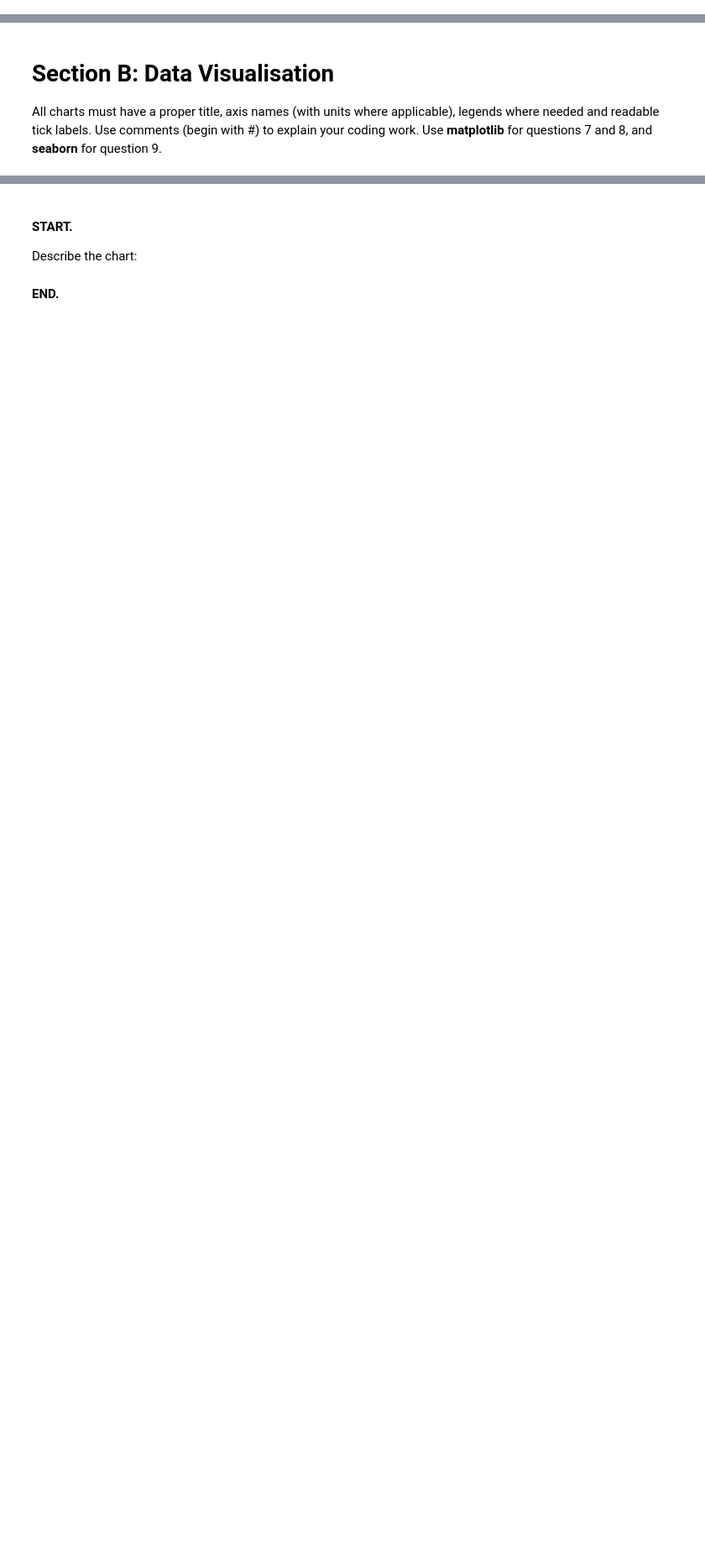
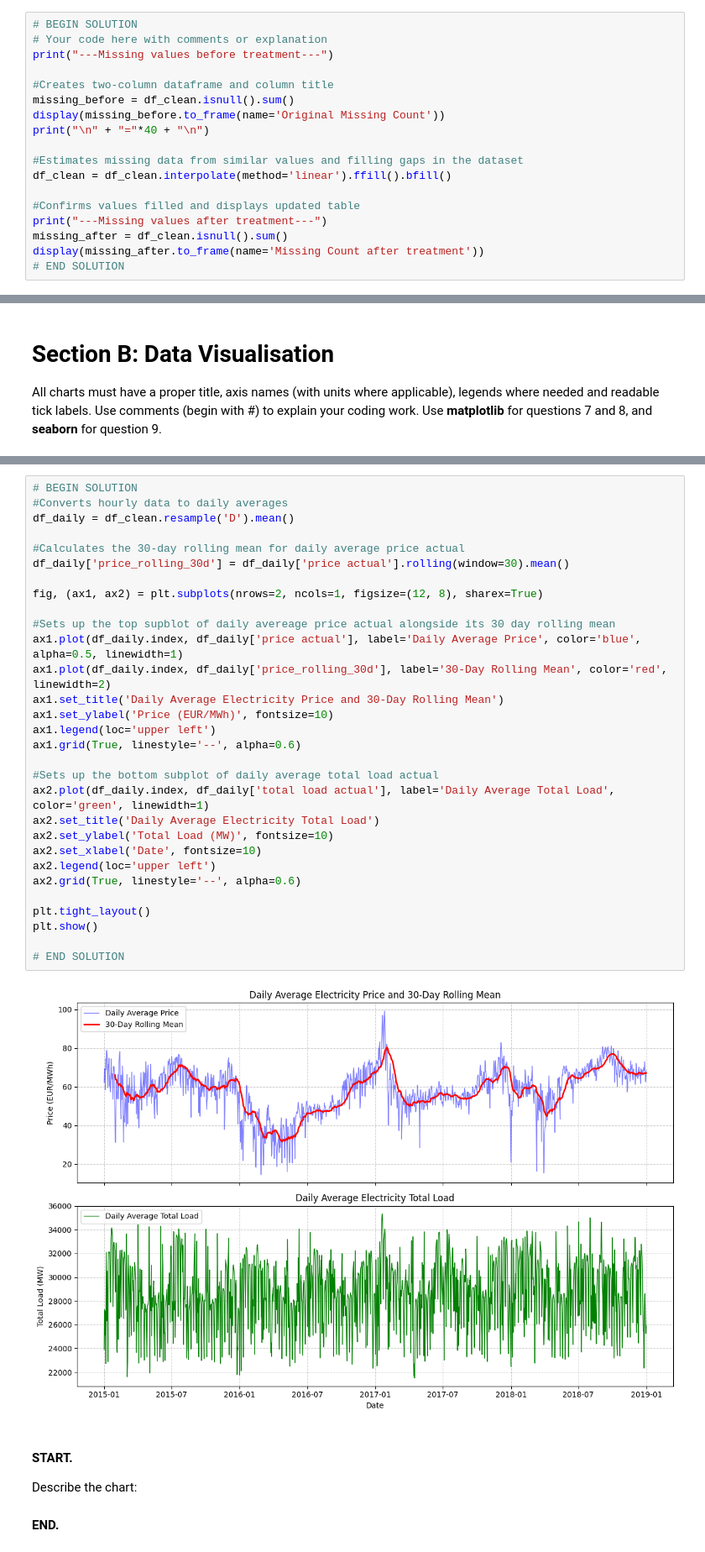
Before and after one commit to leon72305-source/26007815_tb1, a Jupyter notebook: 26007815_1.ipynb, the cells around one changed output, grey strips where cells are left out. Shown at 84% size. Saved outputs shown, nothing was run; the diff lists cells and outputs as text; blank space fills up the shorter version.

```diff
--- a/26007815_1.ipynb
+++ b/26007815_1.ipynb
@@ -167,0 +326,18 @@ Some columns in `df_clean` might still have a small number of missing values. Ha
+# %%
+# BEGIN SOLUTION
+# Your code here with comments or explanation
+print("---Missing values before treatment---")
+
+#Creates two-column dataframe and column title
+missing_before = df_clean.isnull().sum()
+display(missing_before.to_frame(name='Original Missing Count'))
+print("\n" + "="*40 + "\n")
+
+#Estimates missing data from similar values and filling gaps in the dataset
+df_clean = df_clean.interpolate(method='linear').ffill().bfill()
+
+#Confirms values filled and displays updated table
+print("---Missing values after treatment---")
+missing_after = df_clean.isnull().sum()
+display(missing_after.to_frame(name='Missing Count after treatment'))
+# END SOLUTION
@@ -256,3 +600,35 @@ Resample the hourly data to **daily** averages. In one figure with two verticall
+# %%
+# BEGIN SOLUTION
+#Converts hourly data to daily averages
+df_daily = df_clean.resample('D').mean()
+
+#Calculates the 30-day rolling mean for daily average price actual
+df_daily['price_rolling_30d'] = df_daily['price actual'].rolling(window=30).mean()
+
+fig, (ax1, ax2) = plt.subplots(nrows=2, ncols=1, figsize=(12, 8), sharex=True)
+
+#Sets up the top supblot of daily avereage price actual alongside its 30 day rolling mean
+ax1.plot(df_daily.index, df_daily['price actual'], label='Daily Average Price', color='blue', alpha=0.5, linewidth=1)
+ax1.plot(df_daily.index, df_daily['price_rolling_30d'], label='30-Day Rolling Mean', color='red', linewidth=2)
+ax1.set_title('Daily Average Electricity Price and 30-Day Rolling Mean')
+ax1.set_ylabel('Price (EUR/MWh)', fontsize=10)
+ax1.legend(loc='upper left')
+ax1.grid(True, linestyle='--', alpha=0.6)
+
+#Sets up the bottom subplot of daily average total load actual
+ax2.plot(df_daily.index, df_daily['total load actual'], label='Daily Average Total Load', color='green', linewidth=1)
+ax2.set_title('Daily Average Electricity Total Load')
+ax2.set_ylabel('Total Load (MW)', fontsize=10)
+ax2.set_xlabel('Date', fontsize=10)
+ax2.legend(loc='upper left')
+ax2.grid(True, linestyle='--', alpha=0.6)
+
+plt.tight_layout()
+plt.show()
+
+# END SOLUTION
+# %% [output]
+[figure, added]
 # %% [markdown]
 #### START.
 Describe the chart:
```
Also changed, not shown: parts of 27 cells of this notebook.
